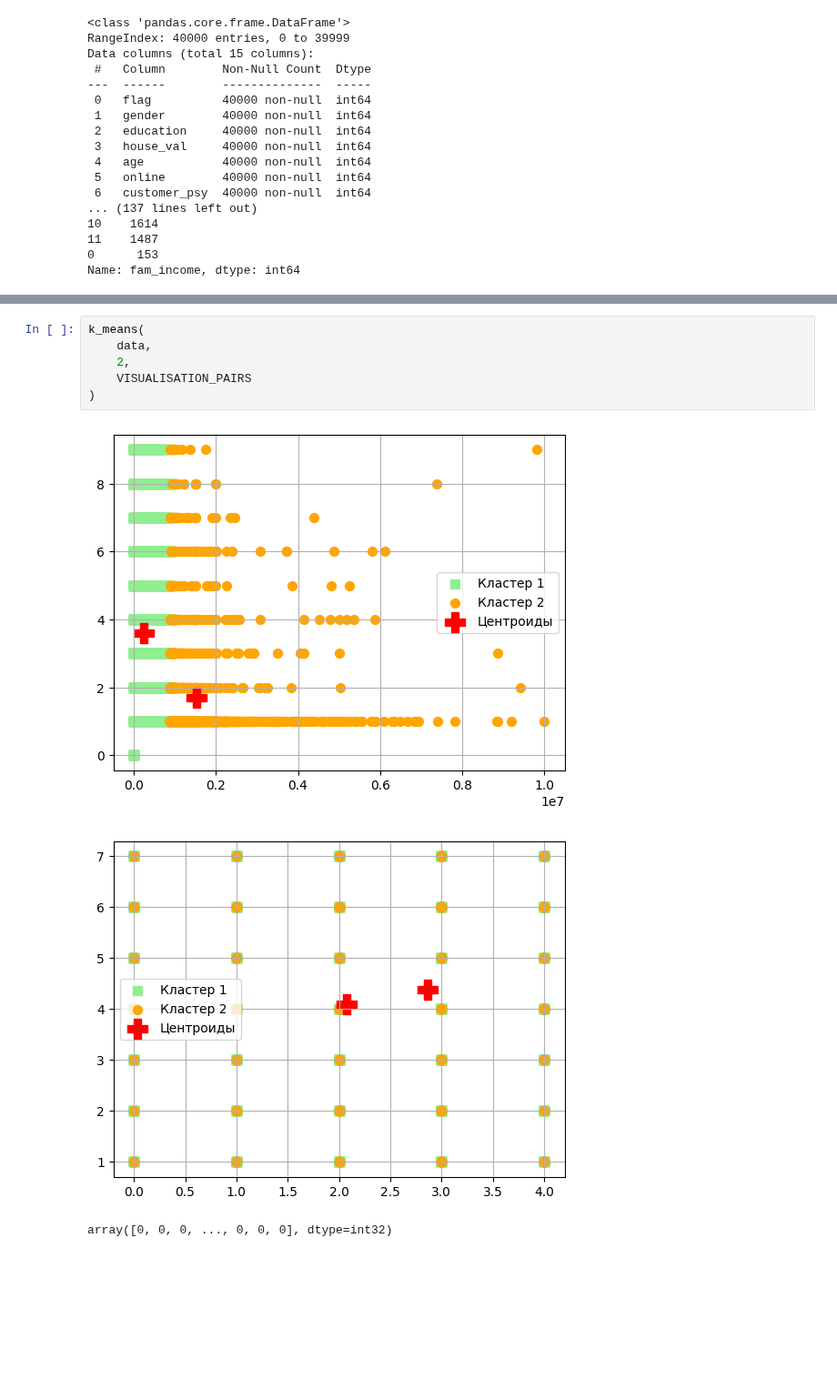
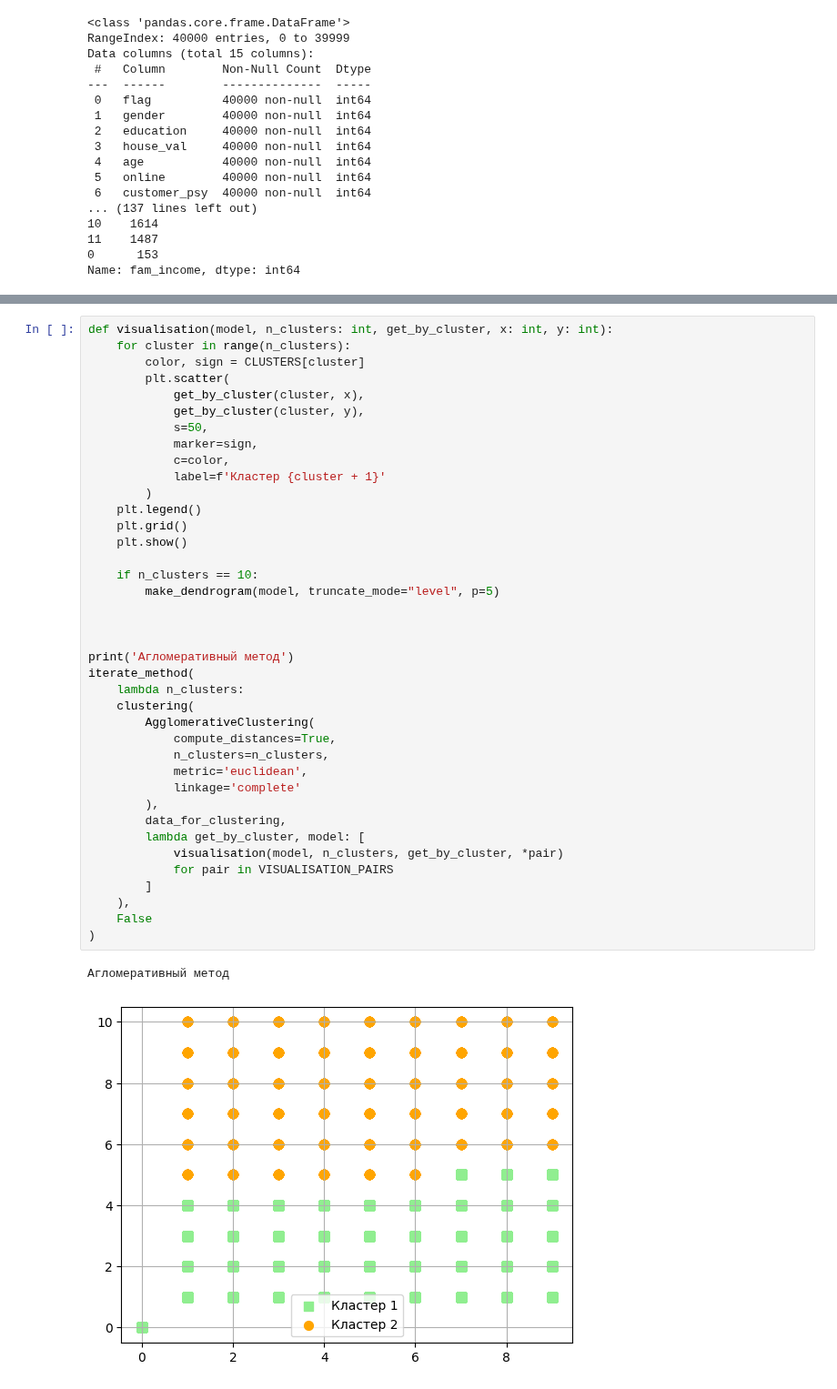
Before and after one commit to Infoboros/machine-learning, a Jupyter notebook: big_data_1_clasterization.ipynb, the cells around one changed output, grey strips where cells are left out. Shown at 91% size. Cells and saved outputs as stored; diff of their text form; blank space fills up the shorter version.

```diff
--- a/big_data_1_clasterization.ipynb
+++ b/big_data_1_clasterization.ipynb
@@ -216,10 +276,42 @@ array([1, 4, 4, ..., 4, 0, 1], dtype=int32)
-# %%
-k_means(
-    data,
-    2,
-    VISUALISATION_PAIRS
-)
-# %% [output]
-[figure, removed]
-[figure, removed]
-array([0, 0, 0, ..., 0, 0, 0], dtype=int32)
+# %%
+def visualisation(model, n_clusters: int, get_by_cluster, x: int, y: int):
+    for cluster in range(n_clusters):
+        color, sign = CLUSTERS[cluster]
+        plt.scatter(
+            get_by_cluster(cluster, x),
+            get_by_cluster(cluster, y),
+            s=50,
+            marker=sign,
+            c=color,
+            label=f'Кластер {cluster + 1}'
+        )
+    plt.legend()
+    plt.grid()
+    plt.show()
+
+    if n_clusters == 10:
+        make_dendrogram(model, truncate_mode="level", p=5)
+
+
+
+print('Агломеративный метод')
+iterate_method(
+    lambda n_clusters:
+    clustering(
+        AgglomerativeClustering(
+            compute_distances=True,
+            n_clusters=n_clusters,
+            metric='euclidean',
+            linkage='complete'
+        ),
+        data_for_clustering,
+        lambda get_by_cluster, model: [
+            visualisation(model, n_clusters, get_by_cluster, *pair)
+            for pair in VISUALISATION_PAIRS
+        ]
+    ),
+    False
+)
+# %% [output]
+Агломеративный метод
+[figure, added]
```
Also changed, not shown: parts of 8 cells of this notebook.
